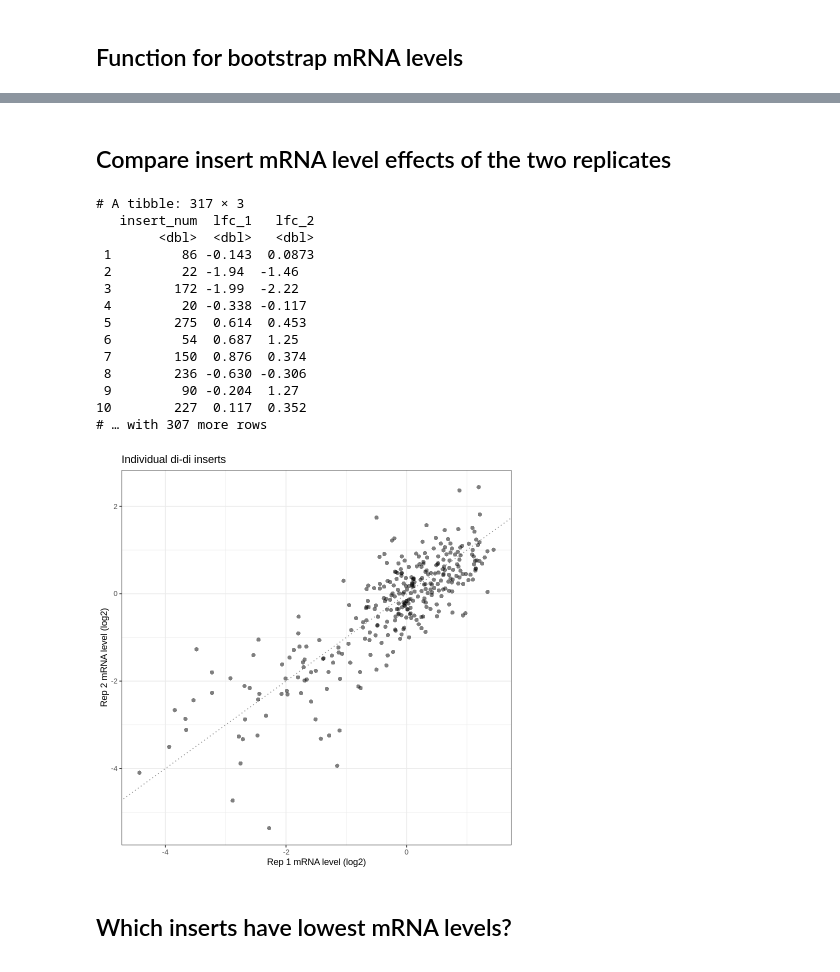
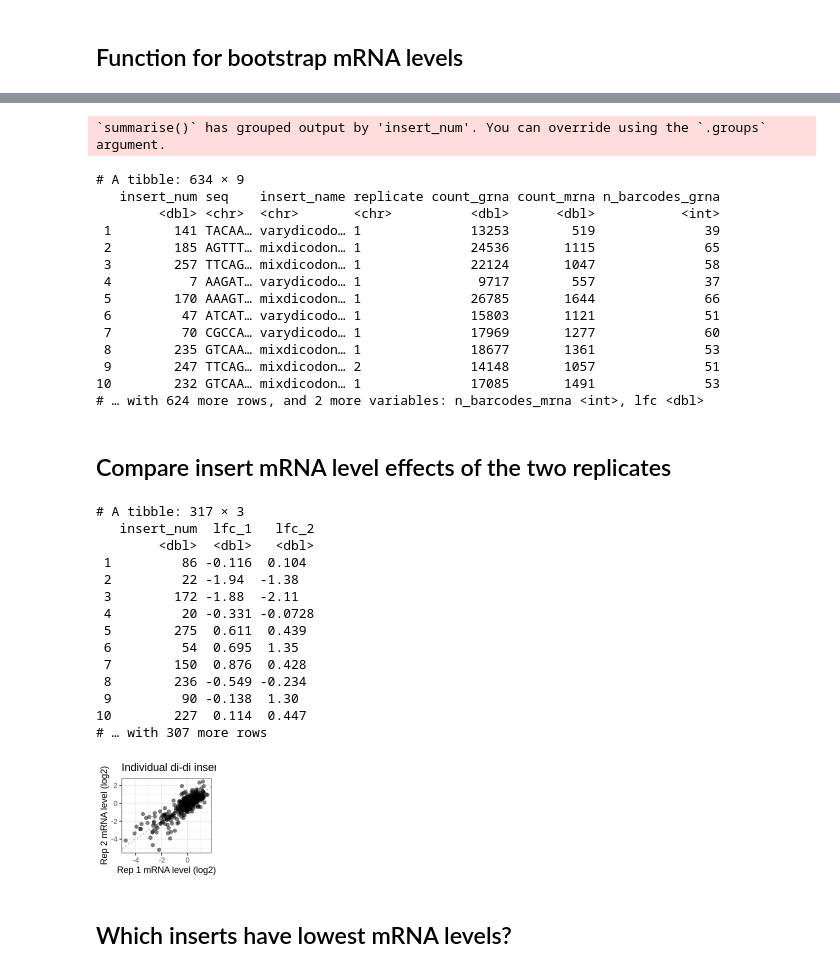
Before and after one commit to rasilab/burke_2022, a Jupyter notebook: analysis/barcode_seq/pool2_mrna/scripts/plot_didi_effects.ipynb, the cells around one changed output, grey strips where cells are left out. Cells and saved outputs as stored; diff of their text form; code cells hidden in the pictures.

```diff
--- a/analysis/barcode_seq/pool2_mrna/scripts/plot_didi_effects.ipynb
+++ b/analysis/barcode_seq/pool2_mrna/scripts/plot_didi_effects.ipynb
@@ -231,34 +223,71 @@ lfc <- counts %>%
+# %%
+cutoff_lfc <- counts %>%
+  group_by(insert_num, sample_name) %>%
+  summarize(count = sum(barcode_count), n_barcodes = dplyr::n()) %>%
+  ungroup() %>%
+  inner_join(insert_annotations, by = "insert_num") %>%
+  # filter for >6 barcodes >200 total reads
+  filter(sum(count) >= insert_reads_cutoff, sum(n_barcodes) >= n_barcodes_cutoff) %>%
+  ungroup() %>%
+  # Convert sample name to replicate #
+  mutate(replicate = substring(sample_name, 11))  %>%
+  # remove "didi_" from gRNA and mRNA indicators
+  mutate(sample_name = substring(sample_name, 6, 9)) %>%
+  pivot_wider(names_from = sample_name, values_from = c("count", "n_barcodes")) %>%
+  mutate(lfc = log2(count_mrna) - log2(count_grna)) %>%
+  # median normalize this biaaatch
+  mutate(lfc = lfc - median(lfc)) %>%
+  arrange(lfc) %>%
+  print()
+# %% [output]
+`summarise()` has grouped output by 'insert_num'. You can override using the `.groups` argument.
+# A tibble: 634 × 9
+   insert_num seq    insert_name replicate count_grna count_mrna n_barcodes_grna
+        <dbl> <chr>  <chr>       <chr>          <dbl>      <dbl>           <int>
+ 1        141 TACAA… varydicodo… 1              13253        519              39
+ 2        185 AGTTT… mixdicodon… 1              24536       1115              65
+ 3        257 TTCAG… mixdicodon… 1              22124       1047              58
+ 4          7 AAGAT… varydicodo… 1               9717        557              37
+ 5        170 AAAGT… mixdicodon… 1              26785       1644              66
+ 6         47 ATCAT… varydicodo… 1              15803       1121              51
+ 7         70 CGCCA… varydicodo… 1              17969       1277              60
+ 8        235 GTCAA… mixdicodon… 1              18677       1361              53
+ 9        247 TTCAG… mixdicodon… 2              14148       1057              51
+10        232 GTCAA… mixdicodon… 1              17085       1491              53
+# … with 624 more rows, and 2 more variables: n_barcodes_mrna <int>, lfc <dbl>
 # %% [markdown]
 ## Compare insert mRNA level effects of the two replicates
 # %%
+options(repr.plot.width=2, repr.plot.height=2)
+
 plot_data <- lfc %>%
   select(insert_num, replicate, lfc) %>%
   pivot_wider(names_from = replicate, values_from = lfc, names_prefix = "lfc_") %>%
   print()
 
 plot_data %>%
   ggplot(aes(x = lfc_1, y = lfc_2)) +
   geom_point(alpha = 0.5, shape = 16, size = 2)  +
   geom_abline(slope = 1, linetype = "dotted", alpha = 0.5) +
   labs(x = "Rep 1 mRNA level (log2)", y = "Rep 2 mRNA level (log2)",
        title = "Individual di-di inserts") +
   theme_bw()
 # %% [output]
 # A tibble: 317 × 3
    insert_num  lfc_1   lfc_2
         <dbl>  <dbl>   <dbl>
- 1         86 -0.143  0.0873
- 2         22 -1.94  -1.46
- 3        172 -1.99  -2.22
- 4         20 -0.338 -0.117
- 5        275  0.614  0.453
- 6         54  0.687  1.25
- 7        150  0.876  0.374
- 8        236 -0.630 -0.306
- 9         90 -0.204  1.27
-10        227  0.117  0.352
+ 1         86 -0.116  0.104
+ 2         22 -1.94  -1.38
+ 3        172 -1.88  -2.11
+ 4         20 -0.331 -0.0728
+ 5        275  0.611  0.439
+ 6         54  0.695  1.35
+ 7        150  0.876  0.428
+ 8        236 -0.549 -0.234
+ 9         90 -0.138  1.30
+10        227  0.114  0.447
 # … with 307 more rows
-[figure, old version]
+[figure, new version]
 # %% [markdown]
 ## Which inserts have lowest mRNA levels?
 # %%
```
Also changed, not shown: parts of 45 cells of this notebook.
